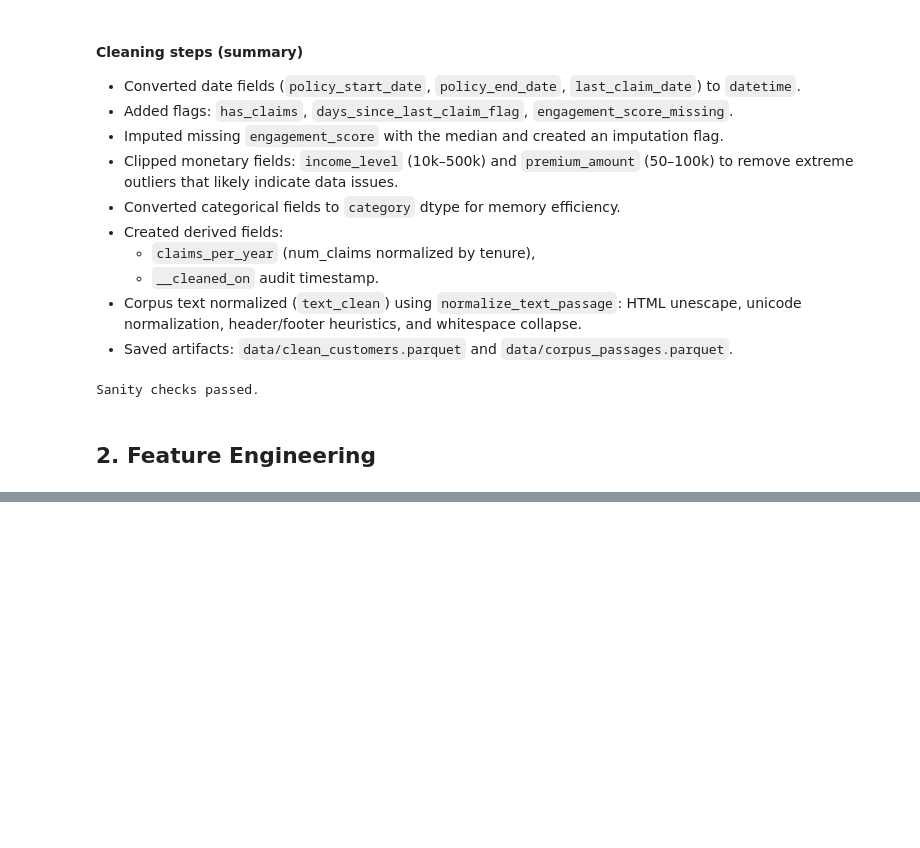
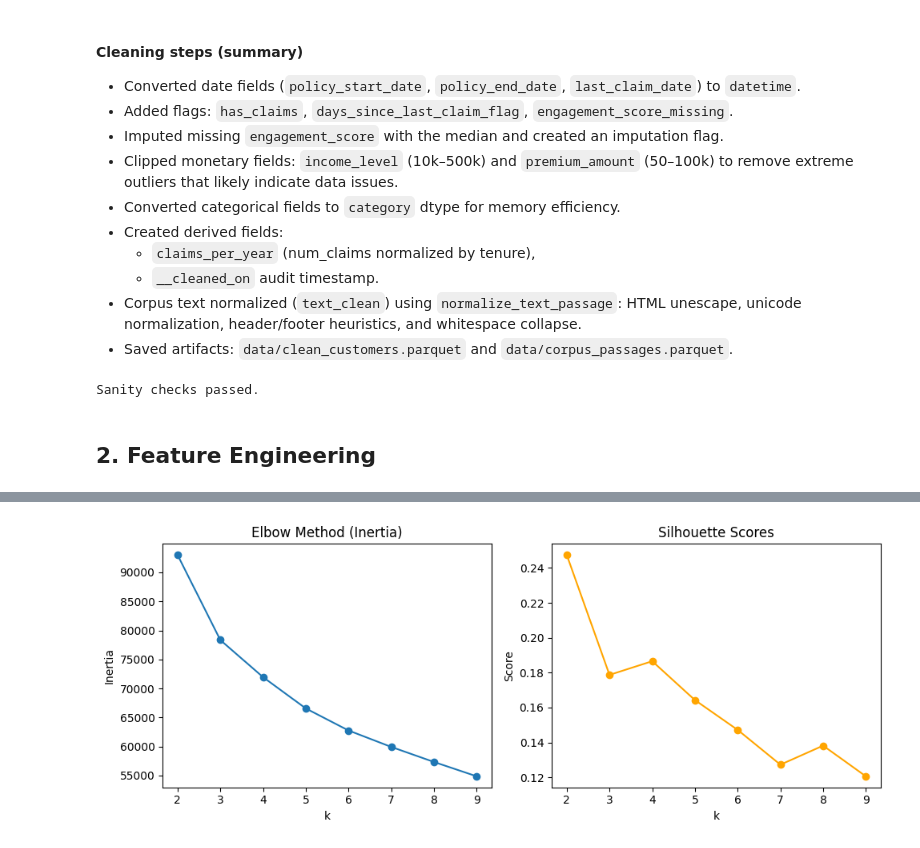
Before and after one commit to ghsaberr/agentic-customer-segmentation, a Jupyter notebook: agentic-customer-segmentation.ipynb, the cells around one changed output, grey strips where cells are left out. Saved outputs shown, nothing was run; the diff lists cells and outputs as text; code cells hidden in the pictures; blank space fills up the shorter version.

```diff
--- a/agentic-customer-segmentation.ipynb
+++ b/agentic-customer-segmentation.ipynb
@@ -1003,0 +1035,89 @@ Saved processed feature table: data/processed_features.parquet
+# %%
+import pandas as pd
+import numpy as np
+from sklearn.preprocessing import StandardScaler
+from sklearn.decomposition import PCA
+from sklearn.cluster import KMeans
+from sklearn.mixture import GaussianMixture
+from sklearn.metrics import silhouette_score, davies_bouldin_score
+import matplotlib.pyplot as plt
+import seaborn as sns
+import umap
+
+# Load processed dataset
+df_feat = pd.read_parquet("data/processed_features.parquet")
+
+# Select numeric features only for clustering
+num_cols = df_feat.select_dtypes(include=[np.number]).columns.tolist()
+num_cols = [c for c in num_cols if c not in ['bundle_candidate_flag','multi_policy_flag','churned']]
+X = df_feat[num_cols].fillna(0)
+
+# Scale
+scaler = StandardScaler()
+X_scaled = scaler.fit_transform(X)
+
+# === Try different K values (for KMeans) ===
+inertia = []
+silhouette = []
+K_range = range(2, 10)
+
+for k in K_range:
+    km = KMeans(n_clusters=k, random_state=42, n_init=10)
+    labels = km.fit_predict(X_scaled)
+    inertia.append(km.inertia_)
+    silhouette.append(silhouette_score(X_scaled, labels))
+
+plt.figure(figsize=(10,4))
+plt.subplot(1,2,1)
+plt.plot(K_range, inertia, marker='o')
+plt.title("Elbow Method (Inertia)")
+plt.xlabel("k")
+plt.ylabel("Inertia")
+
+plt.subplot(1,2,2)
+plt.plot(K_range, silhouette, marker='o', color='orange')
+plt.title("Silhouette Scores")
+plt.xlabel("k")
+plt.ylabel("Score")
+plt.tight_layout()
+plt.show()
+
+# === Choose k (based on elbow/silhouette) ===
+best_k = 5  # adjust based on the plots
+kmeans = KMeans(n_clusters=best_k, random_state=42, n_init=10)
+df_feat['cluster_kmeans'] = kmeans.fit_predict(X_scaled)
+
+# === Visualize with PCA & UMAP ===
+pca = PCA(n_components=2, random_state=42)
+pca_coords = pca.fit_transform(X_scaled)
+df_feat['pca1'], df_feat['pca2'] = pca_coords[:,0], pca_coords[:,1]
+
+reducer = umap.UMAP(random_state=42)
+umap_coords = reducer.fit_transform(X_scaled)
+df_feat['umap1'], df_feat['umap2'] = umap_coords[:,0], umap_coords[:,1]
+
+plt.figure(figsize=(7,6))
+sns.scatterplot(x='umap1', y='umap2', hue='cluster_kmeans', data=df_feat, palette='tab10', s=20)
+plt.title("Customer Segments (UMAP projection)")
+plt.legend(title='Cluster')
+plt.tight_layout()
+plt.show()
+
+# === Evaluate other clustering methods ===
+gmm = GaussianMixture(n_components=best_k, random_state=42)
+df_feat['cluster_gmm'] = gmm.fit_predict(X_scaled)
+
+# Metrics
+print("KMeans silhouette:", silhouette_score(X_scaled, df_feat['cluster_kmeans']))
+print("KMeans Davies-Bouldin:", davies_bouldin_score(X_scaled, df_feat['cluster_kmeans']))
+print("GMM silhouette:", silhouette_score(X_scaled, df_feat['cluster_gmm']))
+
+# === Cluster profiling ===
+cluster_profile = df_feat.groupby('cluster_kmeans')[num_cols + ['churned']].agg(['mean','median'])
+display(cluster_profile.head())
+
+# Save labeled dataset
+df_feat.to_parquet("data/clustered_customers.parquet", index=False)
+print("✅ Saved clustered dataset with KMeans + GMM results.")
+# %% [output]
+[figure, added]
```
Also changed, not shown: parts of 8 cells of this notebook, 6 other files.
